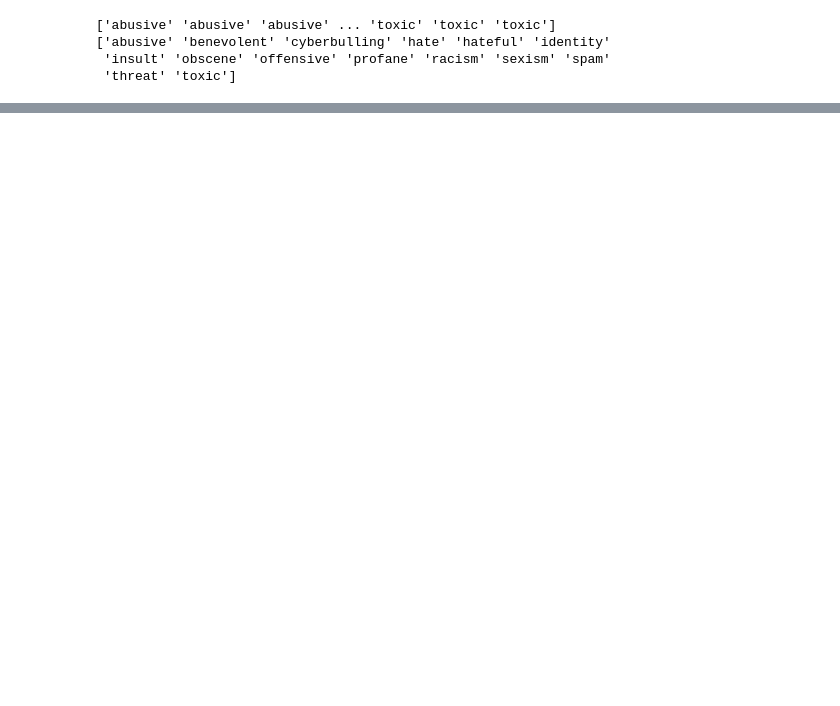
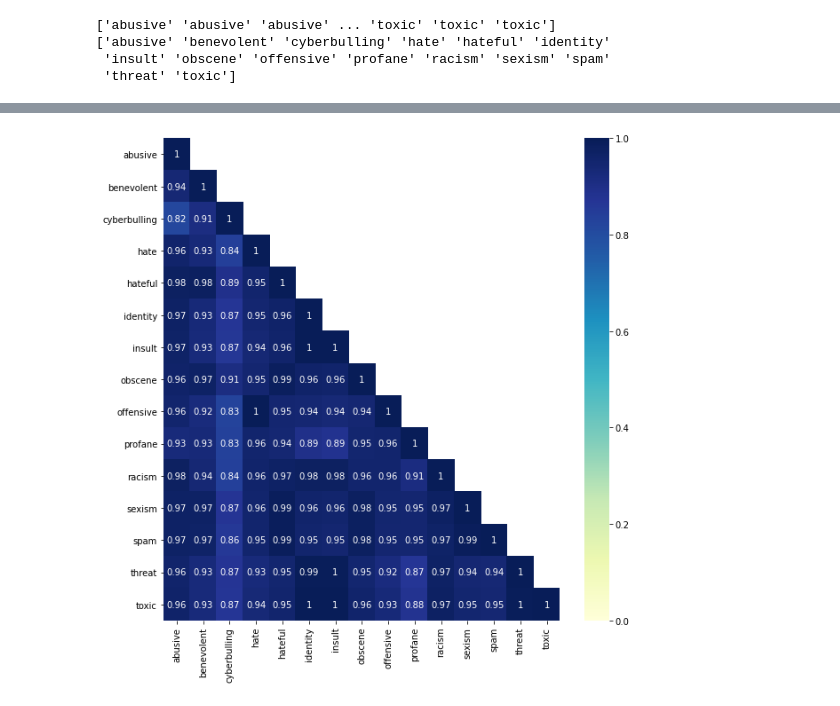
Before and after one commit to masakljun/nlp-project, a Jupyter notebook: code/07_BERT_embeddings.ipynb, the cells around one changed output, grey strips where cells are left out. Saved outputs shown, nothing was run; the diff lists cells and outputs as text; code cells hidden in the pictures; blank space fills up the shorter version.

```diff
--- a/code/07_BERT_embeddings.ipynb
+++ b/code/07_BERT_embeddings.ipynb
@@ -348,0 +421,4 @@ tensor([0.], device='cuda:0')
+# %%
+avgs = []
+for i in range(len(indices) - 1):
+    avgs.append(np.mean(sentence_embeddings[indices[i]:indices[i+1]], axis = 0))
@@ -348,0 +427,3 @@ tensor([0.], device='cuda:0')
+# %%
+df1 = pd.DataFrame(cosine_similarity(avgs, avgs), columns = labs, index = labs)
+df1
@@ -348,0 +447,8 @@ tensor([0.], device='cuda:0')
+# %%
+import seaborn as sns
+fig, ax = plt.subplots(figsize=(10,10))         # Sample figsize in inches
+mask = np.triu(np.ones_like(new_m), k = 1)
+sns.heatmap(df1, cmap="YlGnBu", annot=True, mask=mask, ax = ax, vmin=0, vmax=1)
+plt.show()
+# %% [output]
+[figure, added]
```
Also changed, not shown: parts of 37 cells of this notebook, 2 other files.
